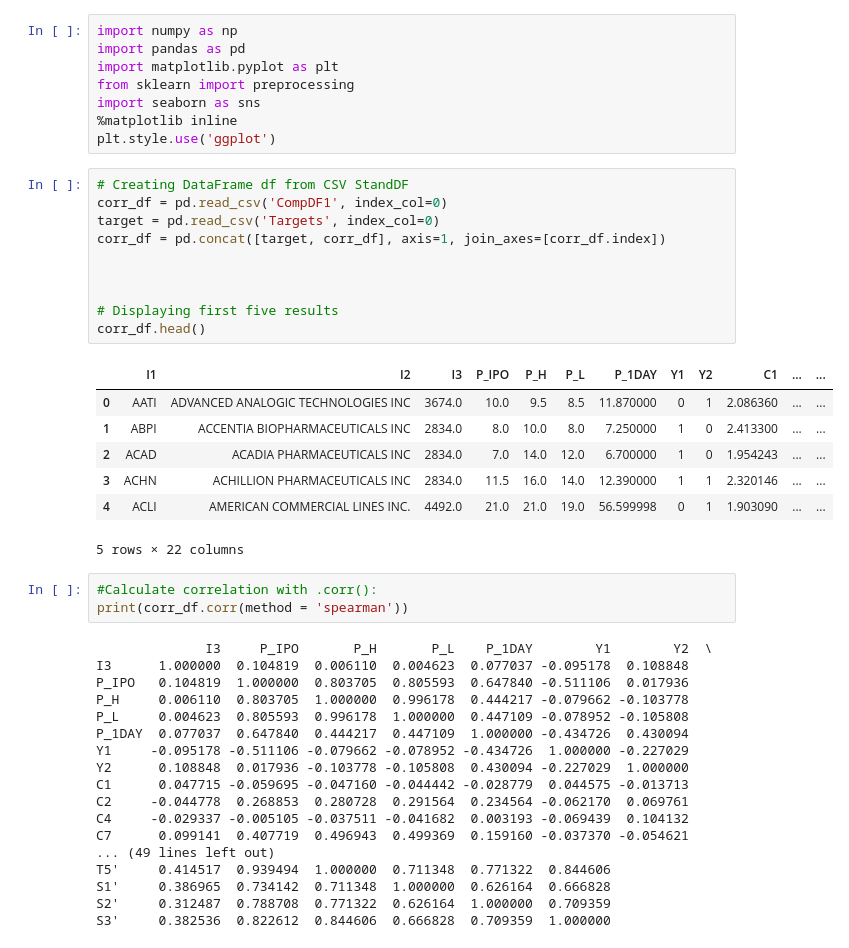
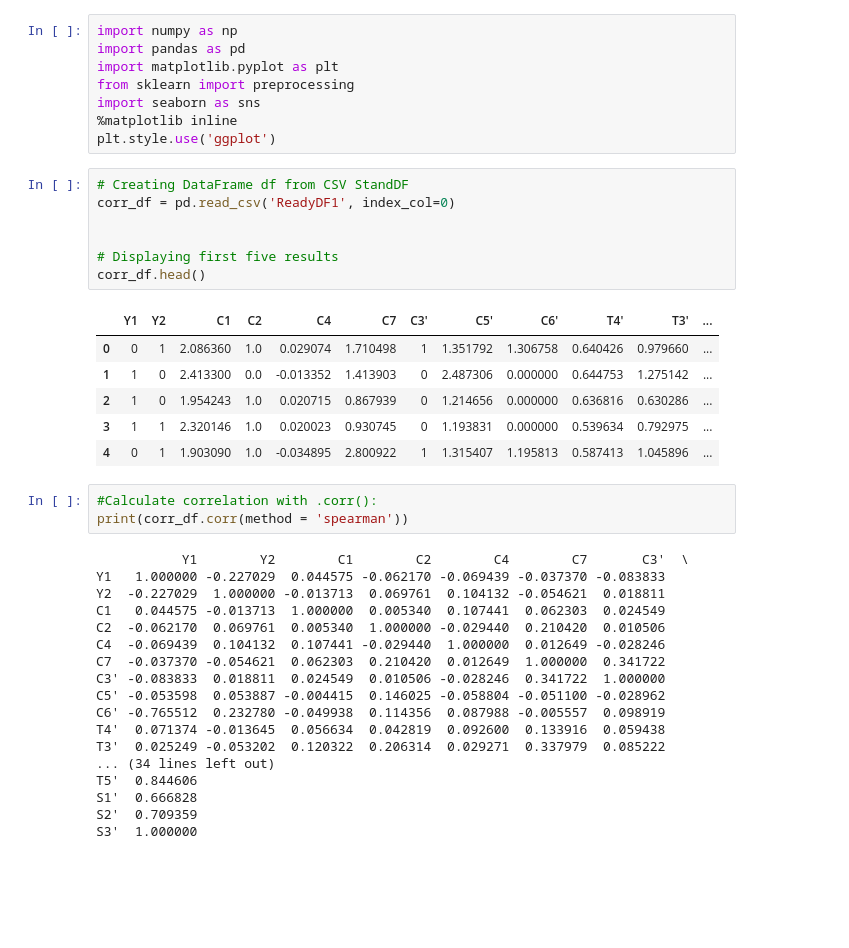
Before and after one commit to BA545-SP2019/2019-competition1-jkj, a Jupyter notebook: Pipeline 1 (Z-Score)/FilterCorrelation1.ipynb, the cells around one changed output. Drawn from its saved outputs; the diff is of its cells as text; blank space fills up the shorter version.

```diff
--- a/Pipeline 1 (Z-Score)/FilterCorrelation1.ipynb
+++ b/Pipeline 1 (Z-Score)/FilterCorrelation1.ipynb
@@ -8,43 +8,39 @@ import seaborn as sns
 plt.style.use('ggplot')
 # %%
 # Creating DataFrame df from CSV StandDF
-corr_df = pd.read_csv('CompDF1', index_col=0)
-target = pd.read_csv('Targets', index_col=0)
-corr_df = pd.concat([target, corr_df], axis=1, join_axes=[corr_df.index])
-
+corr_df = pd.read_csv('ReadyDF1', index_col=0)
 
 
 # Displaying first five results
 corr_df.head()
 # %% [output]
-|  | I1 | I2 | I3 | P_IPO | P_H | P_L | P_1DAY | Y1 | Y2 | C1 | ... | ... |
-| 0 | AATI | ADVANCED ANALOGIC TECHNOLOGIES INC | 3674.0 | 10.0 | 9.5 | 8.5 | 11.870000 | 0 | 1 | 2.086360 | ... | ... |
-| 1 | ABPI | ACCENTIA BIOPHARMACEUTICALS INC | 2834.0 | 8.0 | 10.0 | 8.0 | 7.250000 | 1 | 0 | 2.413300 | ... | ... |
-| 2 | ACAD | ACADIA PHARMACEUTICALS INC | 2834.0 | 7.0 | 14.0 | 12.0 | 6.700000 | 1 | 0 | 1.954243 | ... | ... |
-| 3 | ACHN | ACHILLION PHARMACEUTICALS INC | 2834.0 | 11.5 | 16.0 | 14.0 | 12.390000 | 1 | 1 | 2.320146 | ... | ... |
-| 4 | ACLI | AMERICAN COMMERCIAL LINES INC. | 4492.0 | 21.0 | 21.0 | 19.0 | 56.599998 | 0 | 1 | 1.903090 | ... | ... |
+|  | Y1 | Y2 | C1 | C2 | C4 | C7 | C3' | C5' | C6' | T4' | T3' | ... |
+| 0 | 0 | 1 | 2.086360 | 1.0 | 0.029074 | 1.710498 | 1 | 1.351792 | 1.306758 | 0.640426 | 0.979660 | ... |
+| 1 | 1 | 0 | 2.413300 | 0.0 | -0.013352 | 1.413903 | 0 | 2.487306 | 0.000000 | 0.644753 | 1.275142 | ... |
+| 2 | 1 | 0 | 1.954243 | 1.0 | 0.020715 | 0.867939 | 0 | 1.214656 | 0.000000 | 0.636816 | 0.630286 | ... |
+| 3 | 1 | 1 | 2.320146 | 1.0 | 0.020023 | 0.930745 | 0 | 1.193831 | 0.000000 | 0.539634 | 0.792975 | ... |
+| 4 | 0 | 1 | 1.903090 | 1.0 | -0.034895 | 2.800922 | 1 | 1.315407 | 1.195813 | 0.587413 | 1.045896 | ... |
-5 rows × 22 columns
 # %%
 #Calculate correlation with .corr():
 print(corr_df.corr(method = 'spearman'))
 # %% [output]
-              I3     P_IPO       P_H       P_L    P_1DAY        Y1        Y2  \
-I3      1.000000  0.104819  0.006110  0.004623  0.077037 -0.095178  0.108848
-P_IPO   0.104819  1.000000  0.803705  0.805593  0.647840 -0.511106  0.017936
-P_H     0.006110  0.803705  1.000000  0.996178  0.444217 -0.079662 -0.103778
-P_L     0.004623  0.805593  0.996178  1.000000  0.447109 -0.078952 -0.105808
-P_1DAY  0.077037  0.647840  0.444217  0.447109  1.000000 -0.434726  0.430094
-Y1     -0.095178 -0.511106 -0.079662 -0.078952 -0.434726  1.000000 -0.227029
-Y2      0.108848  0.017936 -0.103778 -0.105808  0.430094 -0.227029  1.000000
-C1      0.047715 -0.059695 -0.047160 -0.044442 -0.028779  0.044575 -0.013713
-C2     -0.044778  0.268853  0.280728  0.291564  0.234564 -0.062170  0.069761
-C4     -0.029337 -0.005105 -0.037511 -0.041682  0.003193 -0.069439  0.104132
-C7      0.099141  0.407719  0.496943  0.499369  0.159160 -0.037370 -0.054621
-... (49 lines left out)
-T5'     0.414517  0.939494  1.000000  0.711348  0.771322  0.844606
-S1'     0.386965  0.734142  0.711348  1.000000  0.626164  0.666828
-S2'     0.312487  0.788708  0.771322  0.626164  1.000000  0.709359
-S3'     0.382536  0.822612  0.844606  0.666828  0.709359  1.000000
+           Y1        Y2        C1        C2        C4        C7       C3'  \
+Y1   1.000000 -0.227029  0.044575 -0.062170 -0.069439 -0.037370 -0.083833
+Y2  -0.227029  1.000000 -0.013713  0.069761  0.104132 -0.054621  0.018811
+C1   0.044575 -0.013713  1.000000  0.005340  0.107441  0.062303  0.024549
+C2  -0.062170  0.069761  0.005340  1.000000 -0.029440  0.210420  0.010506
+C4  -0.069439  0.104132  0.107441 -0.029440  1.000000  0.012649 -0.028246
+C7  -0.037370 -0.054621  0.062303  0.210420  0.012649  1.000000  0.341722
+C3' -0.083833  0.018811  0.024549  0.010506 -0.028246  0.341722  1.000000
+C5' -0.053598  0.053887 -0.004415  0.146025 -0.058804 -0.051100 -0.028962
+C6' -0.765512  0.232780 -0.049938  0.114356  0.087988 -0.005557  0.098919
+T4'  0.071374 -0.013645  0.056634  0.042819  0.092600  0.133916  0.059438
+T3'  0.025249 -0.053202  0.120322  0.206314  0.029271  0.337979  0.085222
+... (34 lines left out)
+T5'  0.844606
+S1'  0.666828
+S2'  0.709359
+S3'  1.000000
 # %%
 # Create the matrix of correlation score between the features and the label
 corr_df.corr(method='spearman').style.format("{:.1}").background_gradient(cmap=plt.get_cmap('coolwarm'), axis=1)
```
Also changed, not shown: parts of 4 cells of this notebook, 4 other files.
